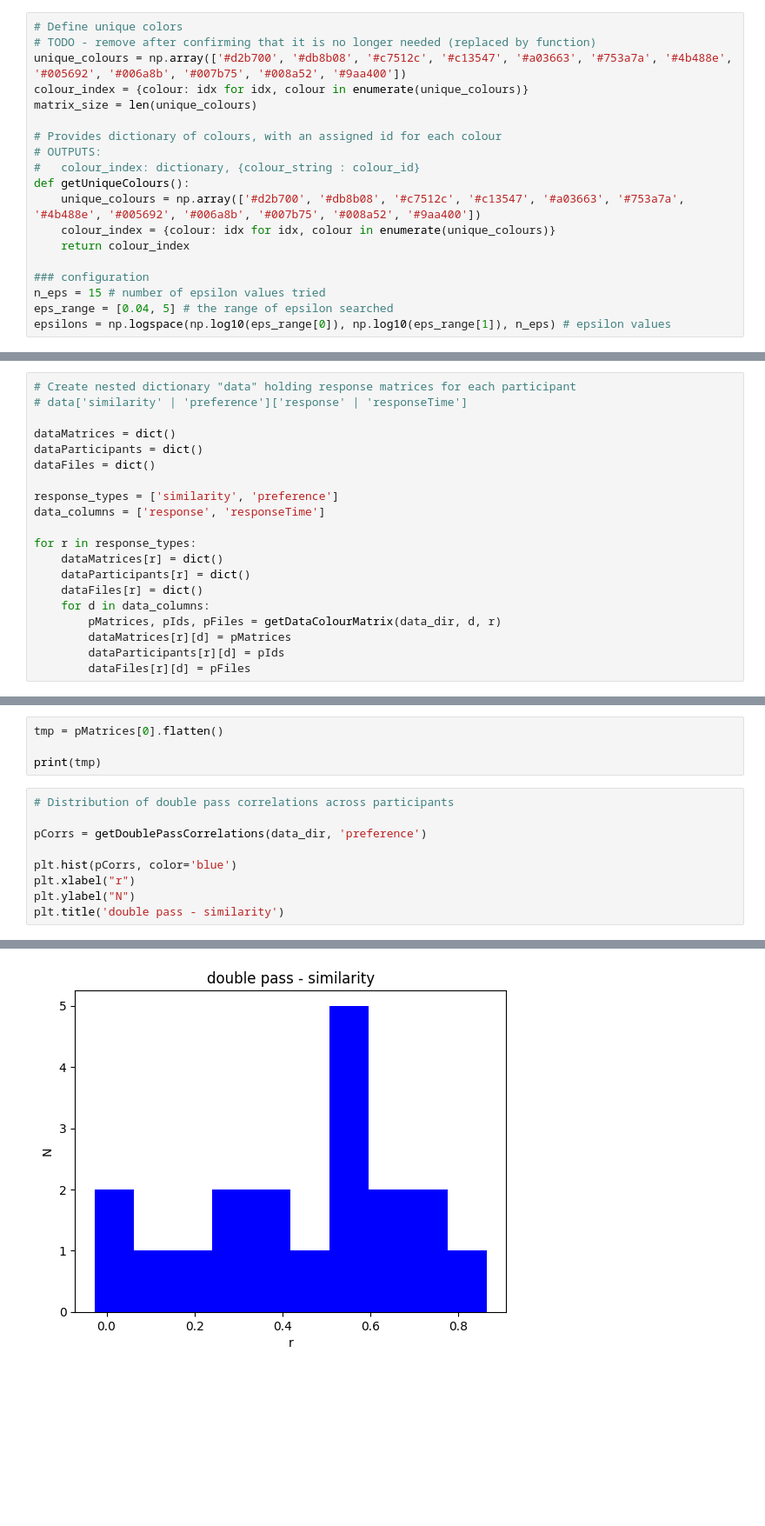
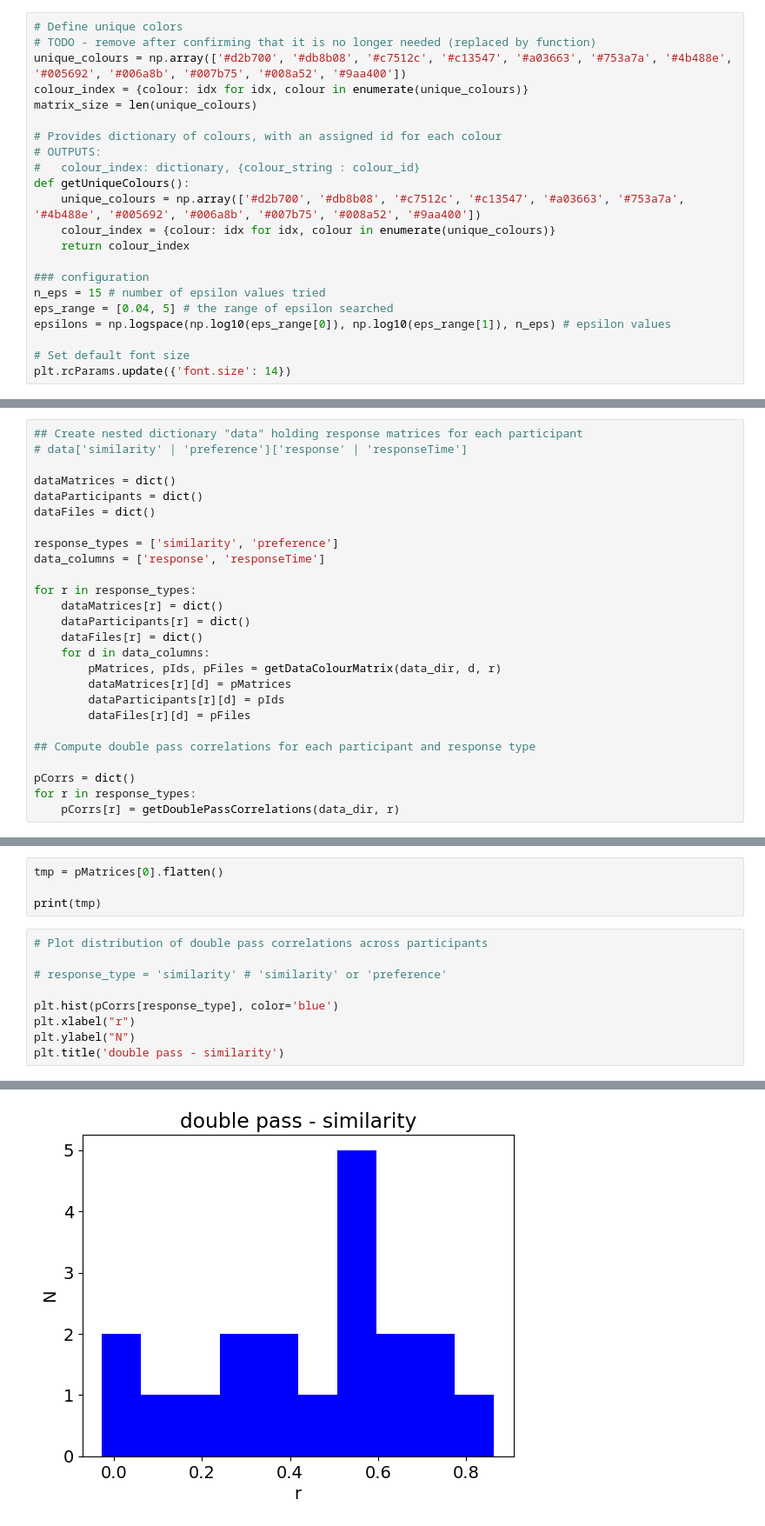
Before and after one commit to MtKana/preference_rating_GWOT, a Jupyter notebook: GWOT_2024_9_2.ipynb, the cells around one changed output, grey strips where cells are left out. Shown at 87% size. Cells and saved outputs as stored; diff of their text form; blank space fills up the shorter version.

```diff
--- a/GWOT_2024_9_2.ipynb
+++ b/GWOT_2024_9_2.ipynb
@@ -54,6 +54,9 @@ def getUniqueColours():
 n_eps = 15 # number of epsilon values tried
 eps_range = [0.04, 5] # the range of epsilon searched
 epsilons = np.logspace(np.log10(eps_range[0]), np.log10(eps_range[1]), n_eps) # epsilon values
+
+# Set default font size
+plt.rcParams.update({'font.size': 14})
 # %% [markdown]
 # Function(s) for loading and formatting data
 # %%
@@ -177,7 +180,7 @@ def getDoublePassCorrelations(data_dir, response_type):
 # %% [markdown]
 # Load data
 # %%
-# Create nested dictionary "data" holding response matrices for each participant
+## Create nested dictionary "data" holding response matrices for each participant
 # data['similarity' | 'preference']['response' | 'responseTime']
 
 dataMatrices = dict()
@@ -196,6 +199,12 @@ for r in response_types:
         dataMatrices[r][d] = pMatrices
         dataParticipants[r][d] = pIds
         dataFiles[r][d] = pFiles
+
+## Compute double pass correlations for each participant and response type
+
+pCorrs = dict()
+for r in response_types:
+    pCorrs[r] = getDoublePassCorrelations(data_dir, r)
 # %% [markdown]
 # Show data
 # %%
@@ -291,14 +300,14 @@ tmp = pMatrices[0].flatten()
 
 print(tmp)
 # %%
-# Distribution of double pass correlations across participants
+# Plot distribution of double pass correlations across participants
 
-pCorrs = getDoublePassCorrelations(data_dir, 'preference')
+# response_type = 'similarity' # 'similarity' or 'preference'
 
-plt.hist(pCorrs, color='blue')
+plt.hist(pCorrs[response_type], color='blue')
 plt.xlabel("r")
 plt.ylabel("N")
 plt.title('double pass - similarity')
 # %% [output]
 Text(0.5, 1.0, 'double pass - similarity')
-[figure, old version]
+[figure, new version]
```
Also changed, not shown: parts of 2 cells of this notebook.
